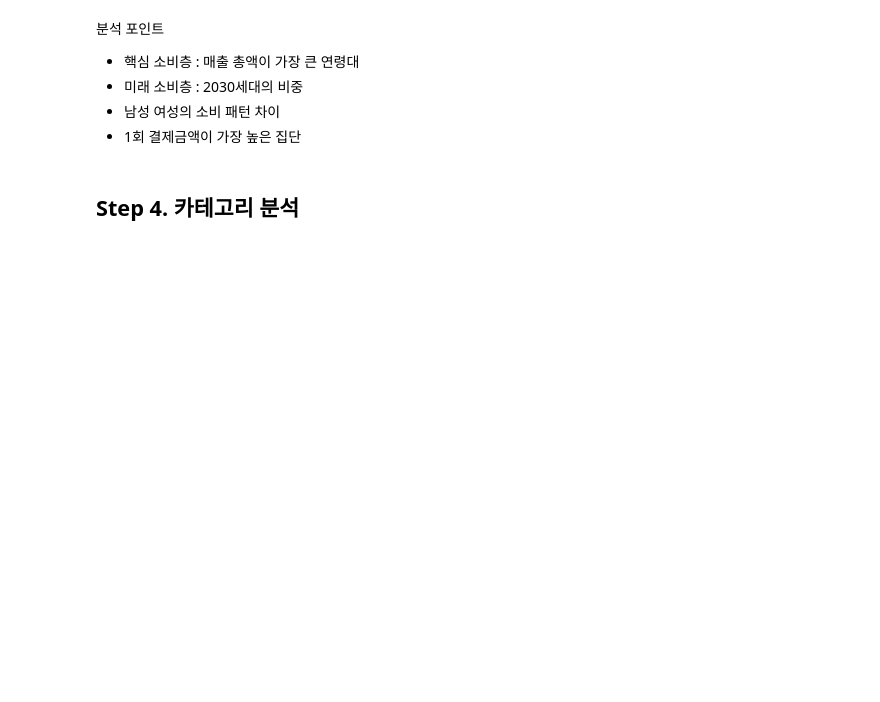
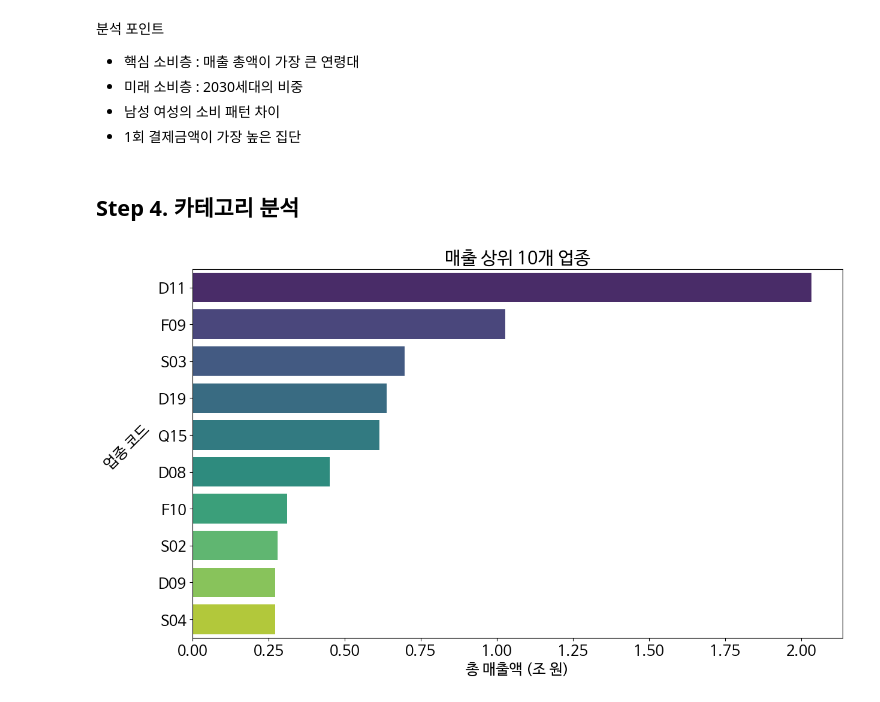
Before and after one commit to davidots429/GyeonggiCard2025, a Jupyter notebook: 03_Exploratory_Data_Analysis.ipynb, the cells around one changed output. Cells and saved outputs as stored; diff of their text form; code cells hidden in the pictures; blank space fills up the shorter version.

```diff
--- a/03_Exploratory_Data_Analysis.ipynb
+++ b/03_Exploratory_Data_Analysis.ipynb
@@ -305,3 +311,18 @@ plt.show()
 - 1회 결제금액이 가장 높은 집단
 # %% [markdown]
 ## Step 4. 카테고리 분석
+# %%
+# 1. 매출 규모 Top 10 업종
+
+amt_top10 = df.groupby('card_tpbuz_cd', observed=True)['amt'].sum().nlargest(10).reset_index()
+amt_top10['card_tpbuz_cd'] = amt_top10['card_tpbuz_cd'].astype(str)
+amt_top10['amt_tril'] = amt_top10['amt'] / 1e12
+
+plt.figure(figsize=(14, 8))
+sns.barplot(data=amt_top10, x='amt_tril', y='card_tpbuz_cd', palette='viridis')
+plt.title('매출 상위 10개 업종')
+plt.xlabel('총 매출액 (조 원)')
+plt.ylabel('업종 코드', rotation=45, labelpad=30)
+plt.show()
+# %% [output]
+[figure, added]
```
Also changed, not shown: parts of 19 cells of this notebook.
